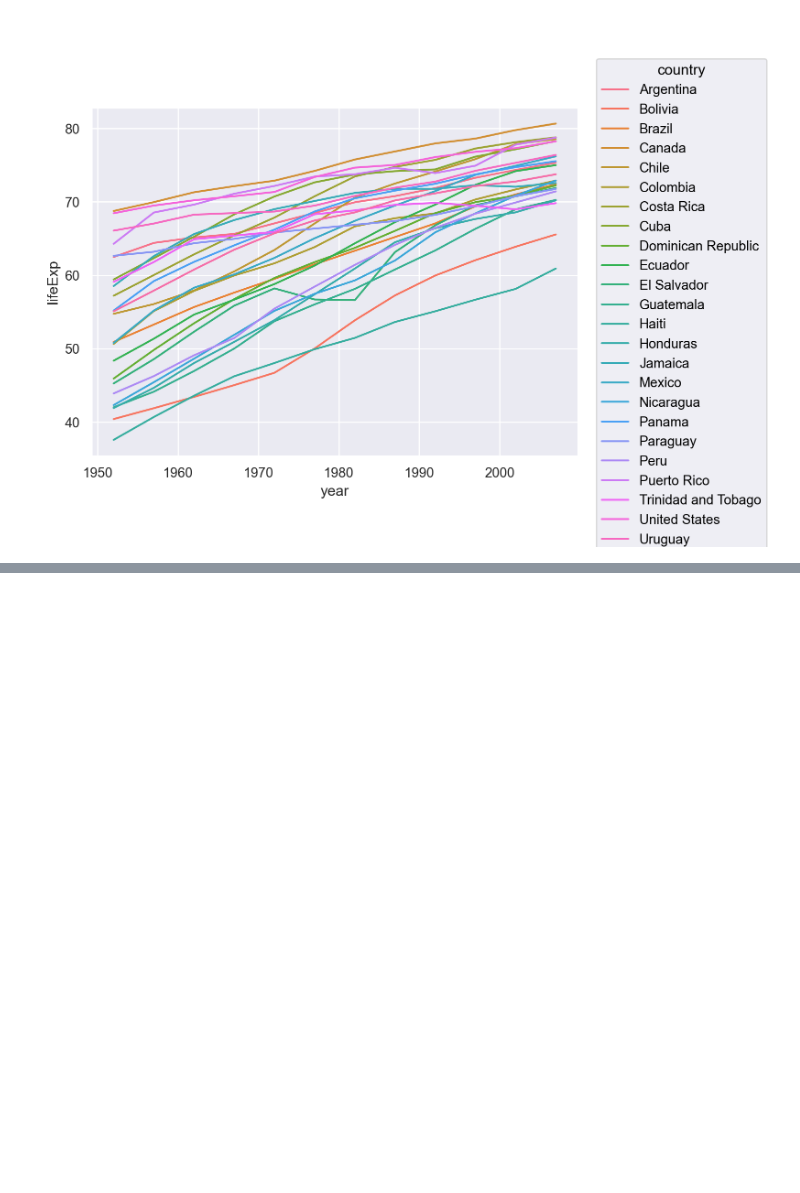
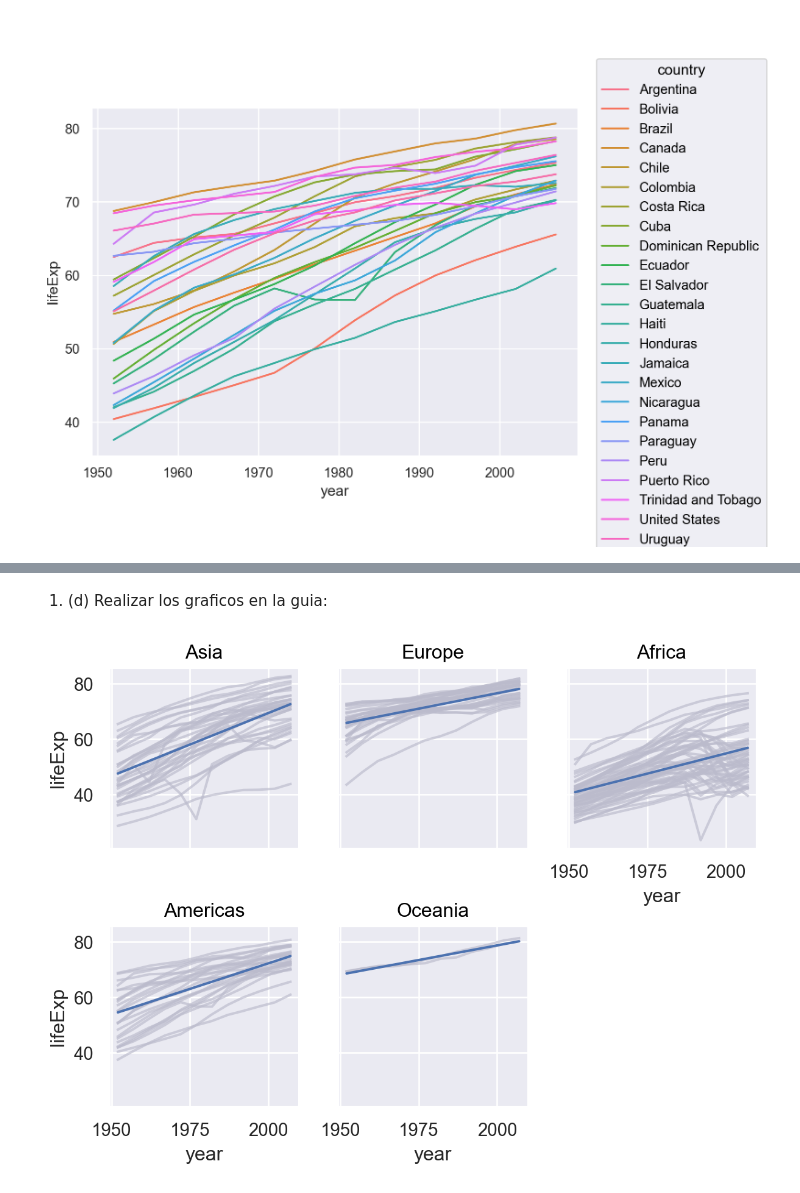
Before and after one commit to lmendezayl/uba-ldd-ic, a Jupyter notebook: guias/soluciones/practica3.ipynb, the cells around one changed output, grey strips where cells are left out. Saved outputs shown, nothing was run; the diff lists cells and outputs as text; code cells hidden in the pictures; blank space fills up the shorter version.

```diff
--- a/guias/soluciones/practica3.ipynb
+++ b/guias/soluciones/practica3.ipynb
@@ -35,0 +59,16 @@ agrupar los datos es la forma correcta? Explicar la diferencia entre los dos có
+# %% [markdown]
+1. (d) Realizar los graficos en la guia:
+# %%
+(
+    so.Plot(data=gapminder, x = "year", y = "lifeExp")
+    .add(so.Lines(color="#bbca"), group = "country")
+    .add(so.Line(), so.PolyFit(1))
+    .facet("continent", wrap=3)
+    # facet(col=None, row=None, order=None, wrap=None)
+    # Produce subplots with conditional subsets of the data
+    # wrap : int
+    # When using only col or row, wrap subplots across a two-dimensional grid with this many subplots on the faceting dimension.
+
+)
+# %% [output]
+[figure, added]
```
Also changed, not shown: parts of 49 cells of this notebook, 1 other file.
